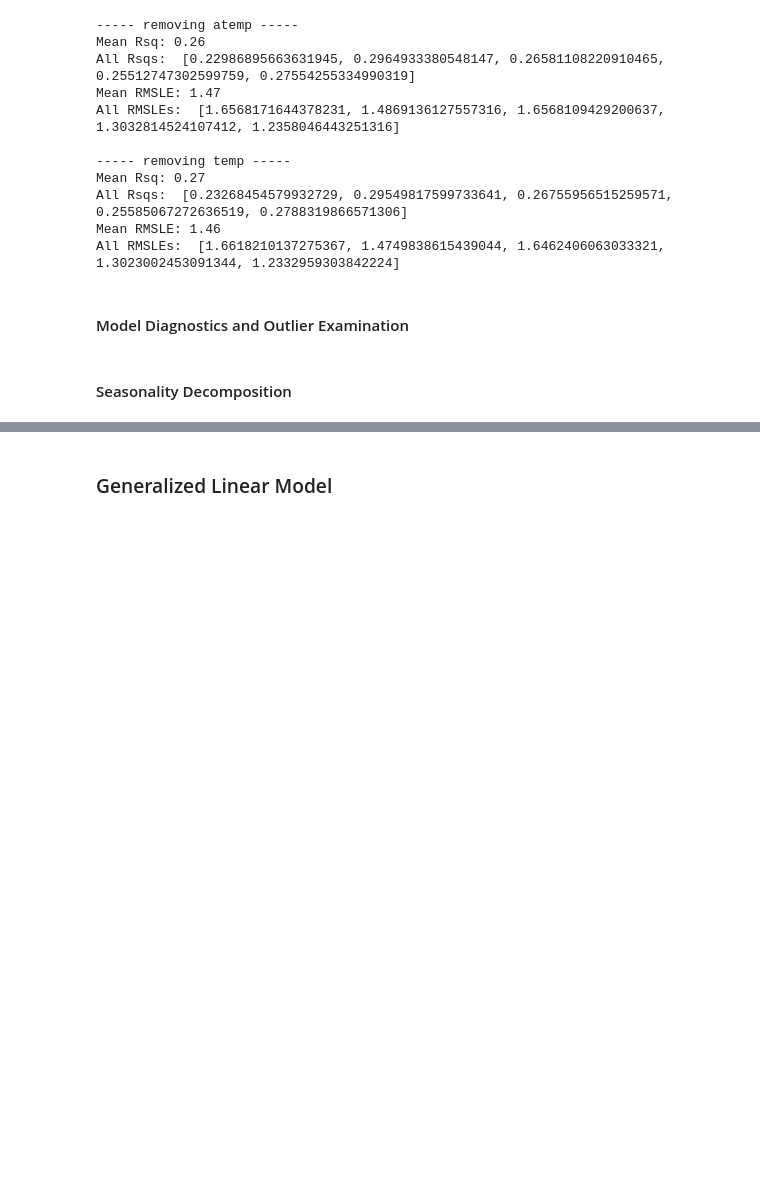
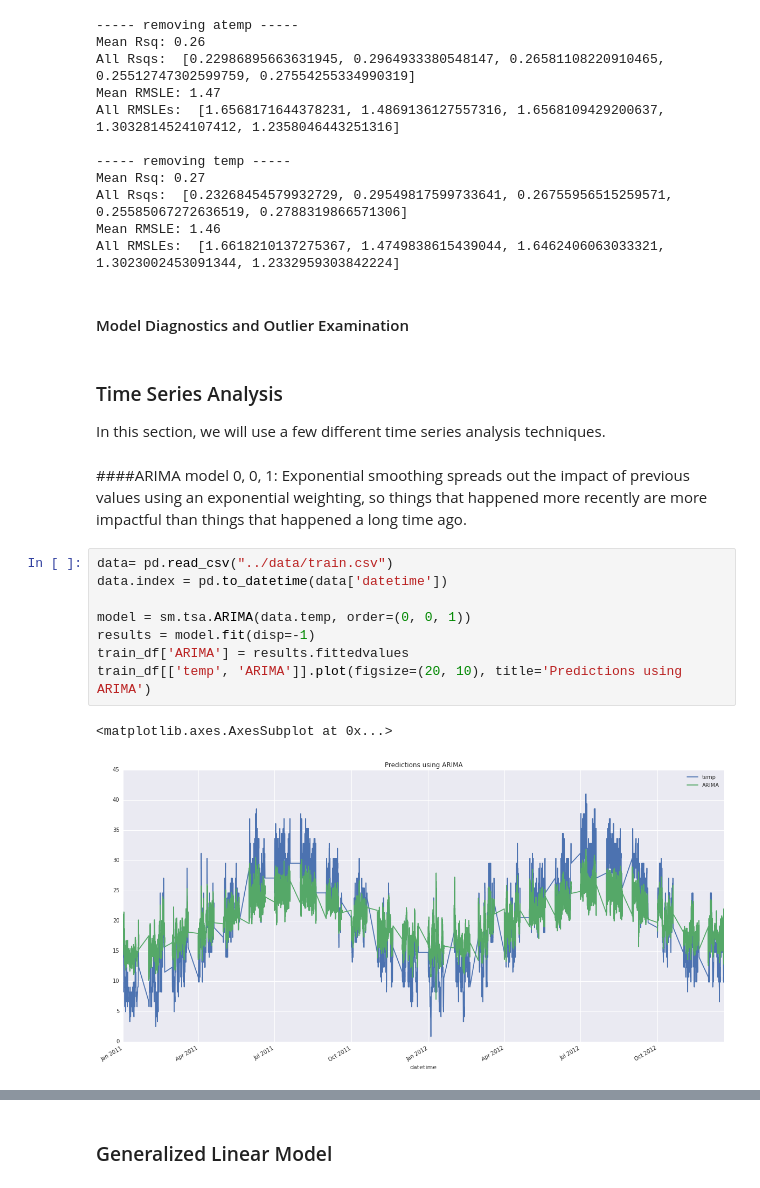
Before and after one commit to taylorma/w207final, a Jupyter notebook: notebook/w207final.ipynb, the cells around one changed output, grey strips where cells are left out. Drawn from its saved outputs; the diff is of its cells as text; blank space fills up the shorter version.

Commit message:
Adding time series analysis using ARIMA, autocorrelation, partial autocorrelation and seasonal decomposition

```diff
--- a/notebook/w207final.ipynb
+++ b/notebook/w207final.ipynb
@@ -216,5 +265,22 @@ Mean RMSLE: 1.46
 All RMSLEs:  [1.6618210137275367, 1.4749838615439044, 1.6462406063033321, 1.3023002453091344, 1.2332959303842224]
 # %% [markdown]
 #### Model Diagnostics and Outlier Examination
-# %% [markdown]
-#### Seasonality Decomposition
+# %% [markdown]
+### Time Series Analysis
+In this section, we will use a few different time series analysis techniques.
+# %% [markdown]
+####ARIMA model 0, 0, 1:
+Exponential smoothing spreads out the impact of previous values using an
+exponential weighting, so things that happened more recently are more impactful
+than things that happened a long time ago.
+# %%
+data= pd.read_csv("../data/train.csv")
+data.index = pd.to_datetime(data['datetime'])
+
+model = sm.tsa.ARIMA(data.temp, order=(0, 0, 1))
+results = model.fit(disp=-1)
+train_df['ARIMA'] = results.fittedvalues
+train_df[['temp', 'ARIMA']].plot(figsize=(20, 10), title='Predictions using ARIMA')
+# %% [output]
+<matplotlib.axes.AxesSubplot at 0x...>
+[figure, added]
```
Also changed, not shown: parts of 10 cells of this notebook.
